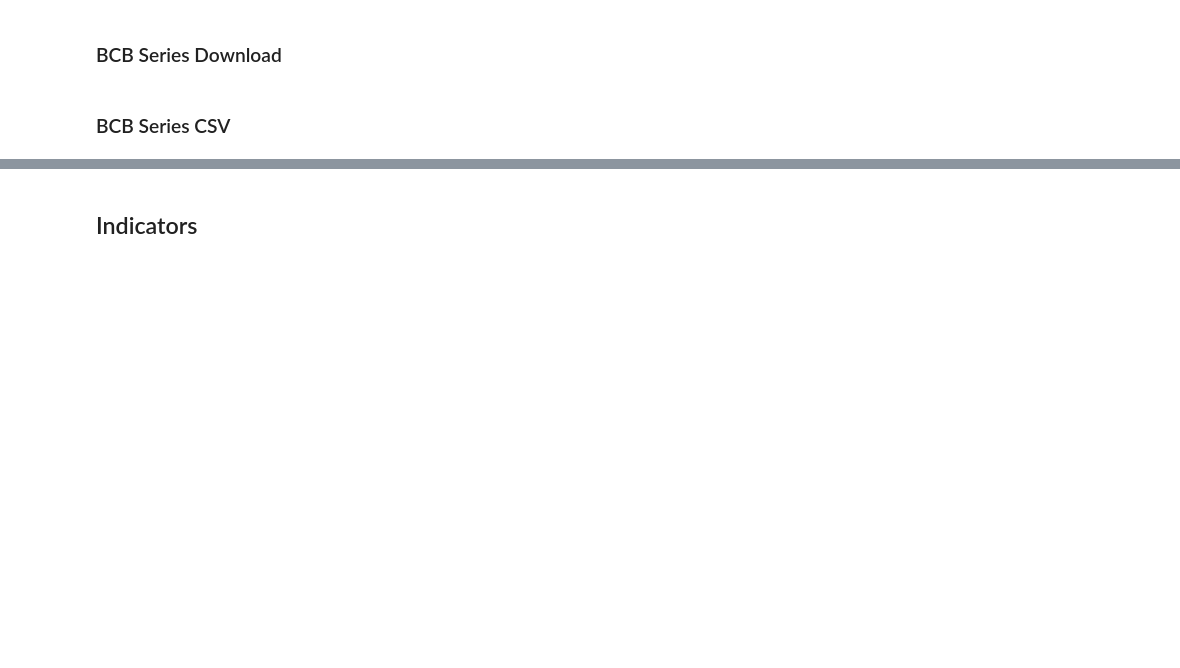
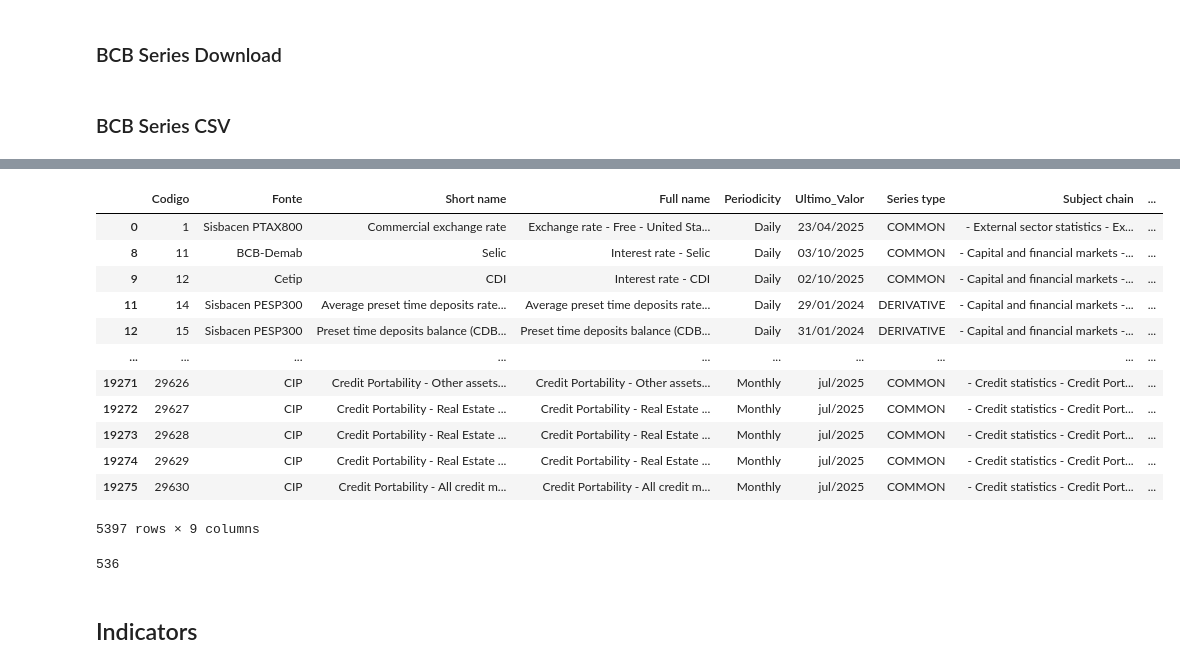
Before and after one commit to faustostangler/FLY, a Jupyter notebook: playgroung.ipynb, the cells around one changed output, grey strips where cells are left out. Saved outputs shown, nothing was run; the diff lists cells and outputs as text; code cells hidden in the pictures; blank space fills up the shorter version.

```diff
--- a/playgroung.ipynb
+++ b/playgroung.ipynb
@@ -462,4 +458,7 @@ ModuleNotFoundError: No module named 'pandas'
 # %%
-
 csv_file = r"D:\Fausto Stangler\Documentos\Python\FLY\bcb_series_completas.csv"
-df = pd.read_csv(csv_file)
+df = pd.read_csv(csv_file, dtype=str, low_memory=False)
+df['Codigo'] = df['Codigo'].astype('Int64')
+cols = ['Codigo', 'Fonte', 'Short name', 'Full name', 'Periodicity', 'Ultimo_Valor', 'Series type', 'Subject chain']
+df = df[cols]
+df
@@ -465,0 +479,34 @@ df = pd.read_csv(csv_file)
+# %%
+def parse_date(x):
+    x = str(x).strip().lower()
+    if re.match(r'^\d{4}$', x):  # ano puro
+        return pd.Timestamp(f"{x}-12-31")
+    if re.match(r'^[a-z]{3}/\d{4}$', x):  # formato tipo jan/2024
+        return pd.to_datetime(x, format='%b/%Y', errors='coerce')
+    if re.match(r'^\d{2}/\d{2}/\d{4}$', x):  # formato tipo 31/12/2024
+        return pd.to_datetime(x, format='%d/%m/%Y', errors='coerce')
+    if "quar" in x or "tri" in x:  # trimestre (ex: '1º Quar. 2024')
+        ano = re.findall(r'\d{4}', x)
+        mes = re.findall(r'1º|2º|3º|4º', x)
+        if ano and mes:
+            trimestre = {"1º": "03", "2º": "06", "3º": "09", "4º": "12"}[mes[0]]
+            return pd.Timestamp(f"{ano[0]}-{trimestre}-30")
+    return pd.NaT
+
+df["Ultimo_Valor_dt"] = df["Ultimo_Valor"].apply(parse_date)
+df = df[df["Ultimo_Valor_dt"] >= pd.Timestamp("2024-01-01")]
+df
+# %% [output]
+|  | Codigo | Fonte | Short name | Full name | Periodicity | Ultimo_Valor | Series type | Subject chain | ... |
+| 0 | 1 | Sisbacen PTAX800 | Commercial exchange rate | Exchange rate - Free - United Sta... | Daily | 23/04/2025 | COMMON | - External sector statistics - Ex... | ... |
+| 8 | 11 | BCB-Demab | Selic | Interest rate - Selic | Daily | 03/10/2025 | COMMON | - Capital and financial markets -... | ... |
+| 9 | 12 | Cetip | CDI | Interest rate - CDI | Daily | 02/10/2025 | COMMON | - Capital and financial markets -... | ... |
+| 11 | 14 | Sisbacen PESP300 | Average preset time deposits rate... | Average preset time deposits rate... | Daily | 29/01/2024 | DERIVATIVE | - Capital and financial markets -... | ... |
+| 12 | 15 | Sisbacen PESP300 | Preset time deposits balance (CDB... | Preset time deposits balance (CDB... | Daily | 31/01/2024 | DERIVATIVE | - Capital and financial markets -... | ... |
+| ... | ... | ... | ... | ... | ... | ... | ... | ... | ... |
+| 19271 | 29626 | CIP | Credit Portability - Other assets... | Credit Portability - Other assets... | Monthly | jul/2025 | COMMON | - Credit statistics - Credit Port... | ... |
+| 19272 | 29627 | CIP | Credit Portability - Real Estate ... | Credit Portability - Real Estate ... | Monthly | jul/2025 | COMMON | - Credit statistics - Credit Port... | ... |
+| 19273 | 29628 | CIP | Credit Portability - Real Estate ... | Credit Portability - Real Estate ... | Monthly | jul/2025 | COMMON | - Credit statistics - Credit Port... | ... |
+| 19274 | 29629 | CIP | Credit Portability - Real Estate ... | Credit Portability - Real Estate ... | Monthly | jul/2025 | COMMON | - Credit statistics - Credit Port... | ... |
+| 19275 | 29630 | CIP | Credit Portability - All credit m... | Credit Portability - All credit m... | Monthly | jul/2025 | COMMON | - Credit statistics - Credit Port... | ... |
+5397 rows × 9 columns
@@ -465,0 +521,13 @@ df = pd.read_csv(csv_file)
+# %%
+subjects = []
+for idx, row in processed_chain.iterrows():
+    chain = []
+    for col in processed_chain.columns:
+        val = row[col]
+        if pd.isna(val):
+            break
+        chain.append(val)
+    subjects.append(chain)
+len(subjects)
+# %% [output]
+536
```
Also changed, not shown: parts of 8 cells of this notebook, 1 other file.
